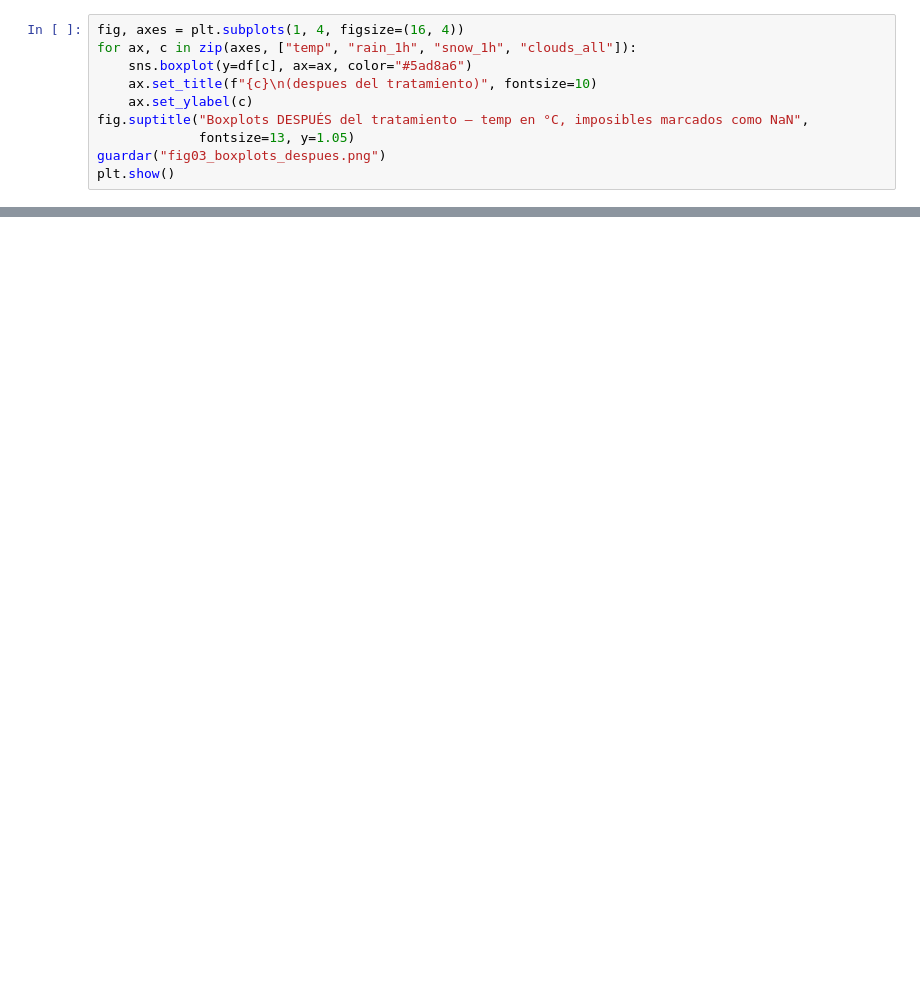
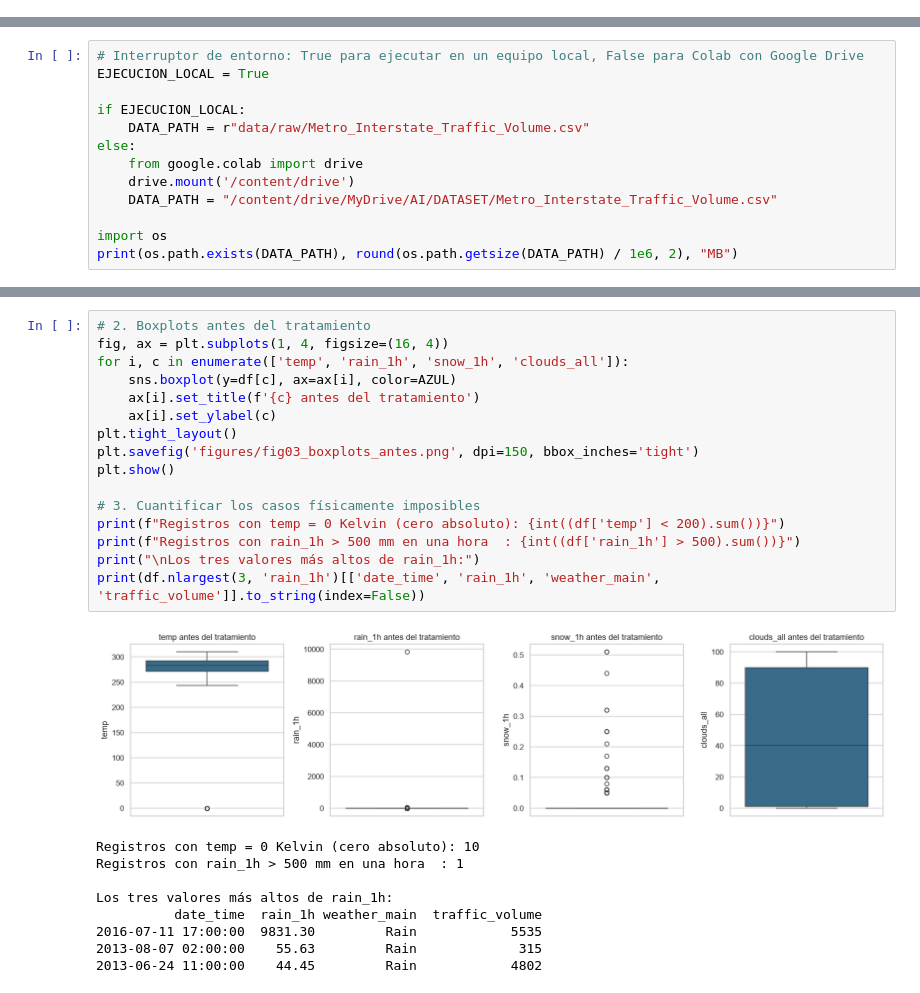
Before and after one commit to estebanmolinaa-stack/ML1_ExamenAplicado_Molina_Esteban, a Jupyter notebook: ML1_ExamenAplicado_Molina_Esteban.ipynb, the cells around one changed output, grey strips where cells are left out. Cells and saved outputs as stored; diff of their text form; blank space fills up the shorter version.

```diff
--- a/ML1_ExamenAplicado_Molina_Esteban.ipynb
+++ b/ML1_ExamenAplicado_Molina_Esteban.ipynb
@@ -284,10 +0,0 @@ print(df["temp"].describe().round(2).to_string())
-# %%
-fig, axes = plt.subplots(1, 4, figsize=(16, 4))
-for ax, c in zip(axes, ["temp", "rain_1h", "snow_1h", "clouds_all"]):
-    sns.boxplot(y=df[c], ax=ax, color="#5ad8a6")
-    ax.set_title(f"{c}\n(despues del tratamiento)", fontsize=10)
-    ax.set_ylabel(c)
-fig.suptitle("Boxplots DESPUÉS del tratamiento — temp en °C, imposibles marcados como NaN",
-             fontsize=13, y=1.05)
-guardar("fig03_boxplots_despues.png")
-plt.show()
@@ -1141,0 +40,13 @@ plt.show()
+# %%
+# Interruptor de entorno: True para ejecutar en un equipo local, False para Colab con Google Drive
+EJECUCION_LOCAL = True
+
+if EJECUCION_LOCAL:
+    DATA_PATH = r"data/raw/Metro_Interstate_Traffic_Volume.csv"
+else:
+    from google.colab import drive
+    drive.mount('/content/drive')
+    DATA_PATH = "/content/drive/MyDrive/AI/DATASET/Metro_Interstate_Traffic_Volume.csv"
+
+import os
+print(os.path.exists(DATA_PATH), round(os.path.getsize(DATA_PATH) / 1e6, 2), "MB")
@@ -1141,0 +399,26 @@ plt.show()
+# %%
+# 2. Boxplots antes del tratamiento
+fig, ax = plt.subplots(1, 4, figsize=(16, 4))
+for i, c in enumerate(['temp', 'rain_1h', 'snow_1h', 'clouds_all']):
+    sns.boxplot(y=df[c], ax=ax[i], color=AZUL)
+    ax[i].set_title(f'{c} antes del tratamiento')
+    ax[i].set_ylabel(c)
+plt.tight_layout()
+plt.savefig('figures/fig03_boxplots_antes.png', dpi=150, bbox_inches='tight')
+plt.show()
+
+# 3. Cuantificar los casos físicamente imposibles
+print(f"Registros con temp = 0 Kelvin (cero absoluto): {int((df['temp'] < 200).sum())}")
+print(f"Registros con rain_1h > 500 mm en una hora  : {int((df['rain_1h'] > 500).sum())}")
+print("\nLos tres valores más altos de rain_1h:")
+print(df.nlargest(3, 'rain_1h')[['date_time', 'rain_1h', 'weather_main', 'traffic_volume']].to_string(index=False))
+# %% [output]
+[figure, added]
+Registros con temp = 0 Kelvin (cero absoluto): 10
+Registros con rain_1h > 500 mm en una hora  : 1
+
+Los tres valores más altos de rain_1h:
+          date_time  rain_1h weather_main  traffic_volume
+2016-07-11 17:00:00  9831.30         Rain            5535
+2013-08-07 02:00:00    55.63         Rain             315
+2013-06-24 11:00:00    44.45         Rain            4802
```
Also changed, not shown: parts of 176 cells of this notebook, 20 other files.
